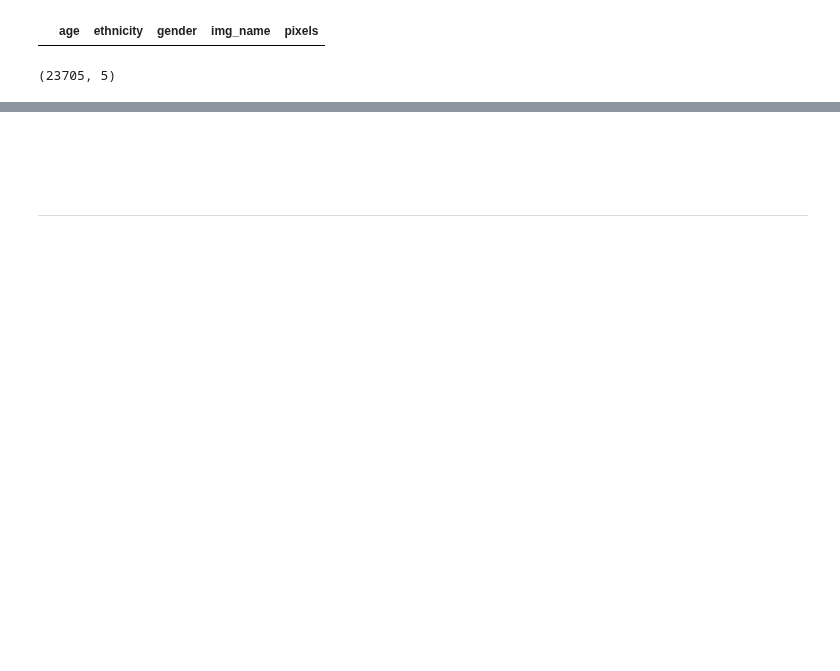
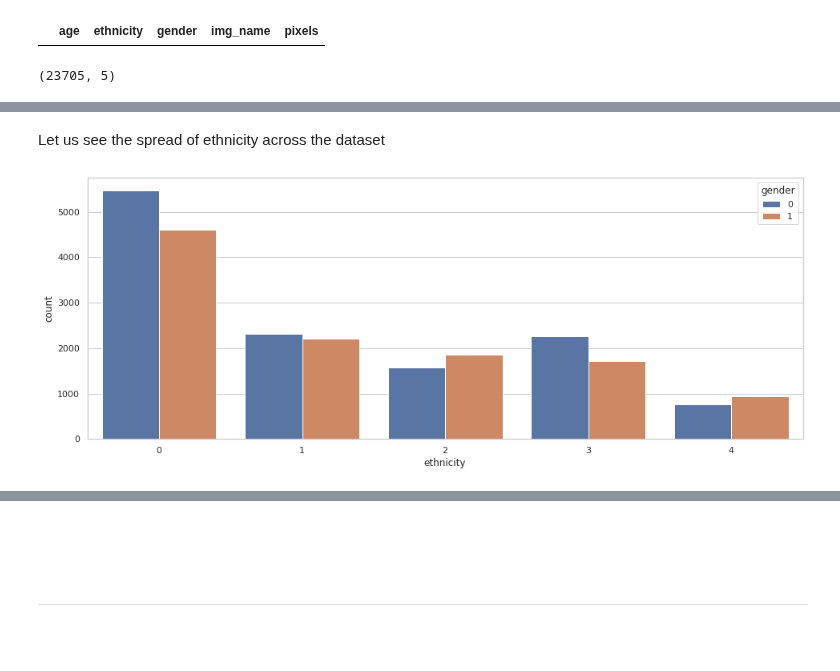
Before and after one commit to IanEspinoso/mock_mr_ganger, a Jupyter notebook: CNN_Model_Age_Gender_Ethnicity.ipynb, the cells around one changed output, grey strips where cells are left out. Drawn from its saved outputs; the diff is of its cells as text; code cells hidden in the pictures; blank space fills up the shorter version.

```diff
--- a/CNN_Model_Age_Gender_Ethnicity.ipynb
+++ b/CNN_Model_Age_Gender_Ethnicity.ipynb
@@ -116,0 +135,7 @@ df.shape
+# %% [markdown]
+Let us see the spread of ethnicity across the dataset
+# %%
+sns.set_theme(style="whitegrid")
+ax = sns.countplot(x="ethnicity", hue="gender", data=df)
+# %% [output]
+[figure, added]
```
Also changed, not shown: parts of 27 cells of this notebook.
